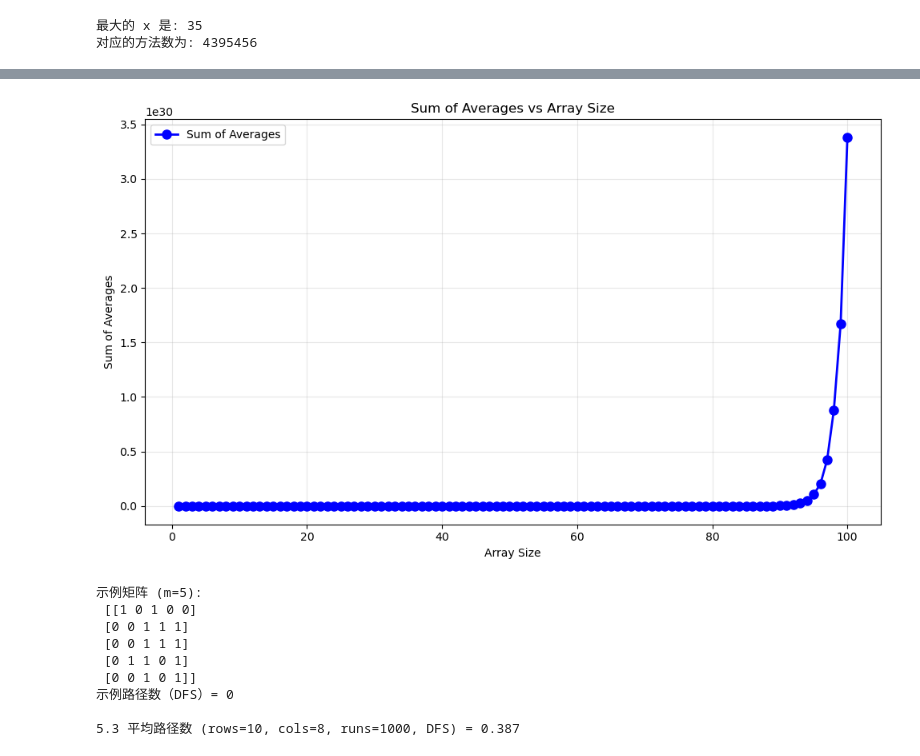
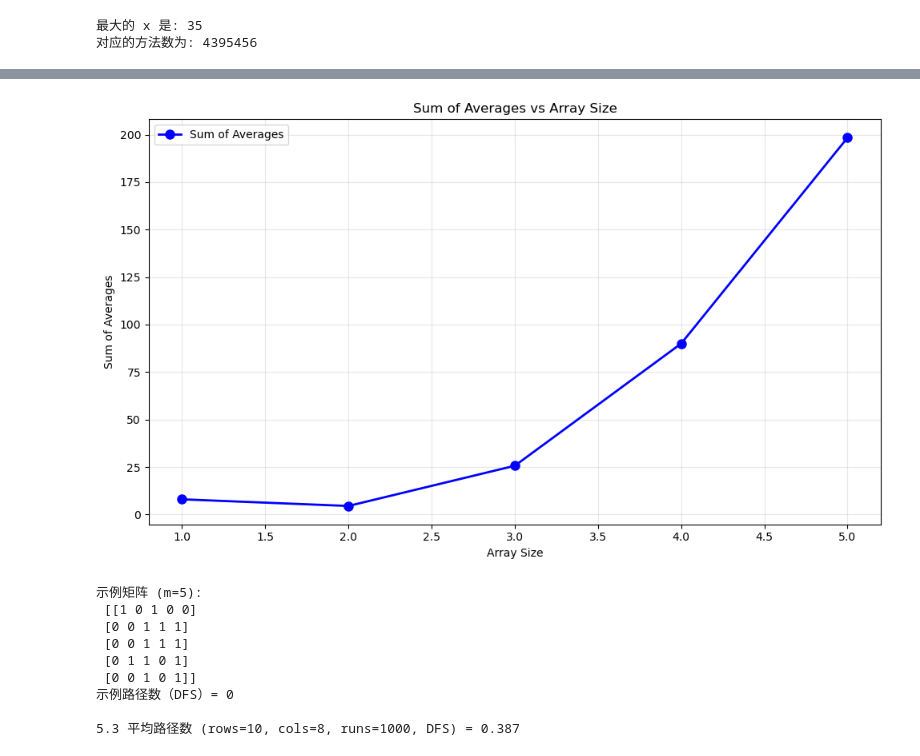
Before and after one commit to Kitty-Cherry/ESE5023_Assignments_12532734, a Jupyter notebook: PS1_Libing zhu.ipynb, the cells around one changed output, grey strips where cells are left out. Cells and saved outputs as stored; diff of their text form; code cells hidden in the pictures.

```diff
--- a/PS1_Libing zhu.ipynb
+++ b/PS1_Libing zhu.ipynb
@@ -121,59 +110,48 @@ def Random_integer(N):
 
 # 4.2 计算非空子集的平均值
 def Sum_averages(arr):
-    # arr1 = np.array(arr)
+    arr1 = np.array(arr)
 
-    # # 生成所有子集
-    # def get_subsets(i, current, subsets):
-    #     if i == arr1.size:
-    #         subsets.append(current.copy())
-    #         return
-    #     get_subsets(i + 1, current, subsets)
-    #     get_subsets(i + 1, np.append(current, arr1[i]), subsets)
+    # 生成所有子集
+    def get_subsets(i, current, subsets):
+        if i == arr1.size:
+            subsets.append(current.copy())
+            return
+        get_subsets(i + 1, current, subsets)
+        get_subsets(i + 1, np.append(current, arr1[i]), subsets)
 
-    # all_subsets = []
-    # get_subsets(0, np.array([]), all_subsets)
+    all_subsets = []
+    get_subsets(0, np.array([]), all_subsets)
 
-    # # 计算非空子集平均值之和
-    # total_sum = 0
-    # for subset in all_subsets:
-    #     if subset.size > 0:
-    #         subset_sum = np.sum(subset)
-    #         subset_avg = subset_sum / subset.size
-    #         total_sum += subset_avg
-
-    # # 只打印数组内容和总和
-    # print(f"数组内容: {arr} 总和: {total_sum:.2f}")
-    # return total_sum
-    n = len(arr)
-    if n == 0:
-        return 0
-
-    # 数学公式：sum_of_averages = total_sum * 2^(n-1) / n
-    total_sum = sum(arr)
-    result = total_sum * (2 ** (n - 1)) / n
+    # 计算非空子集平均值之和
+    total_sum = 0
+    for subset in all_subsets:
+        if subset.size > 0:
+            subset_sum = np.sum(subset)
+            subset_avg = subset_sum / subset.size
+            total_sum += subset_avg
 
     # 只打印数组内容和总和
-    print(f"数组大小: {n}, 数组内容: {arr}, 总和: {result:.2f}")
-    return result
+    print(f"数组内容: {arr} 总和: {total_sum:.2f}")
+    return total_sum
 
 # 4.3 定义数列
 Total_sum_averages = []
 
 print("开始计算...")
-# 计算数组大小为1-100的数组
-for j in range(1, 101):  # j 从 1 到 100
+# 计算5个不同大小的数组
+for j in range(1, 6):  # j 从 1 到 5
     arr2 = Random_integer(j)
     result = Sum_averages(arr2)
     Total_sum_averages.append(result)
 
 print(f"\n最终结果汇总:")
-for i in range(100):
+for i in range(5):
     print(f"数组大小: {i+1}, 平均值之和: {Total_sum_averages[i]:.2f}")
 
-# 绘制图（100个点）
+# 绘制图（5个点）
 plt.figure(figsize=(10, 6))
-plt.plot(range(1, 101), Total_sum_averages, 'bo-', linewidth=2, markersize=8, label='Sum of Averages')
+plt.plot(range(1, 6), Total_sum_averages, 'bo-', linewidth=2, markersize=8, label='Sum of Averages')
 plt.title('Sum of Averages vs Array Size')
 plt.xlabel('Array Size')
 plt.ylabel('Sum of Averages')
@@ -203,4 +177,4 @@ plt.show()
-[figure, old version]
+[figure, new version]
 # %%
 import numpy as np
 
```
Also changed, not shown: parts of 2 cells of this notebook.
